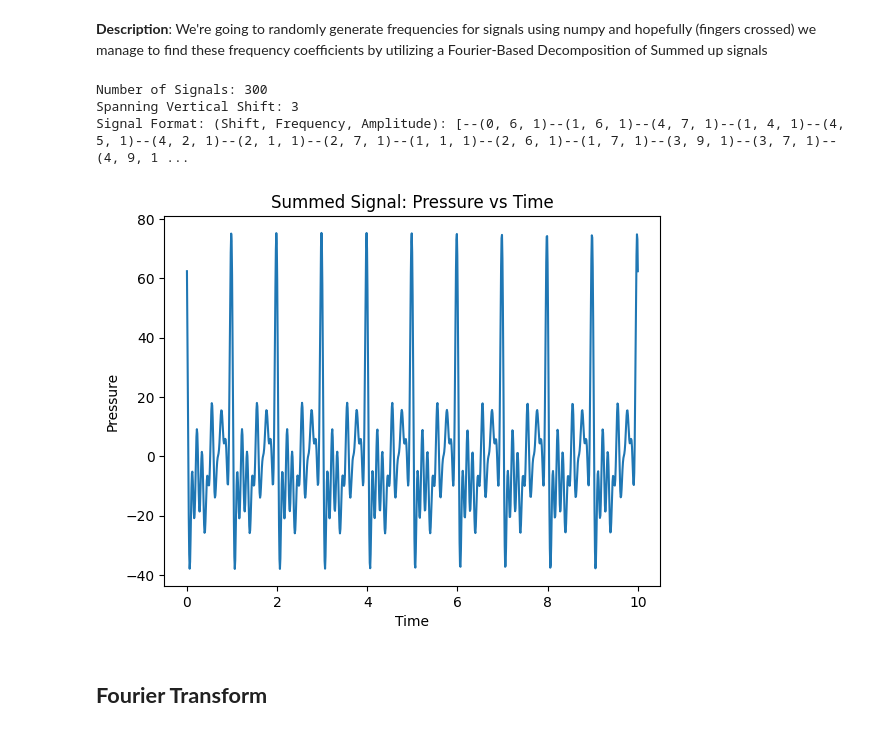
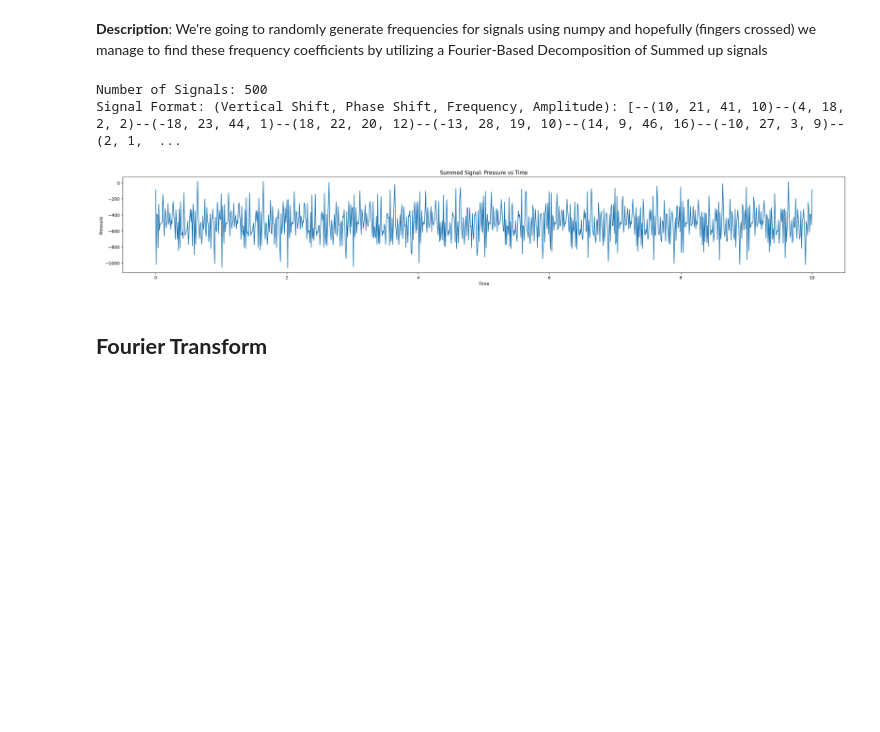
Before and after one commit to Retrospek/Explore, a Jupyter notebook: Signals/fourier.ipynb, the cells around one changed output. Saved outputs shown, nothing was run; the diff lists cells and outputs as text; code cells hidden in the pictures; blank space fills up the shorter version.

```diff
--- a/Signals/fourier.ipynb
+++ b/Signals/fourier.ipynb
@@ -8,34 +8,33 @@ import matplotlib.pyplot as plt
 # %% [markdown]
 **Description**: We're going to randomly generate frequencies for signals using numpy and hopefully (fingers crossed) we manage to find these frequency coefficients by utilizing a Fourier-Based Decomposition of Summed up signals
 # %%
-N = 300 # np.random.randint(low=5, high=200) # Stochastic number of signals to be summed
+N = 500 # np.random.randint(low=5, high=200) # Stochastic number of signals to be summed
 
 signal_data = []
 
 for _ in range(N):
-    shift = np.random.randint(0, 5)
-    rand_freq = np.random.randint(1, 10)
-    rand_amp = 1 #np.random.randint(1, 10)
-    data = (shift, rand_freq, rand_amp)
+    vertical_shift = np.random.randint(-20, 20)
+    phase_shift = np.random.randint(0, 30)
+    rand_freq = np.random.randint(1, 50)
+    rand_amp = np.random.randint(1, 20)
+    data = (vertical_shift, phase_shift, rand_freq, rand_amp)
 
     signal_data.append(data)
 
 signal_data = np.array(signal_data)
 
 print(f"Number of Signals: {N}")
-print(f"Spanning Vertical Shift: {shift}")
 
-print("Signal Format: (Shift, Frequency, Amplitude): [--", end="")
+print("Signal Format: (Vertical Shift, Phase Shift, Frequency, Amplitude): [--", end="")
 for signal in signal_data:
-    print(f"({signal[0]}, {signal[1]}, {signal[2]})", end="--")
+    print(f"({signal[0]}, {signal[1]}, {signal[2]}, {signal[3]})", end="--")
 print("]")
 # %% [output]
-Number of Signals: 300
-Spanning Vertical Shift: 3
-Signal Format: (Shift, Frequency, Amplitude): [--(0, 6, 1)--(1, 6, 1)--(4, 7, 1)--(1, 4, 1)--(4, 5, 1)--(4, 2, 1)--(2, 1, 1)--(2, 7, 1)--(1, 1, 1)--(2, 6, 1)--(1, 7, 1)--(3, 9, 1)--(3, 7, 1)--(4, 9, 1 ...
+Number of Signals: 500
+Signal Format: (Vertical Shift, Phase Shift, Frequency, Amplitude): [--(10, 21, 41, 10)--(4, 18, 2, 2)--(-18, 23, 44, 1)--(18, 22, 20, 12)--(-13, 28, 19, 10)--(14, 9, 46, 16)--(-10, 27, 3, 9)--(2, 1,  ...
 # %%
-def sinusodial(shift, freq, amp, data) -> np.array:
-    return np.array(amp * np.sin(2 * np.pi * freq * data + shift)) # Sin signal formula
+def sinusodial(vertical_shift, phase_shift, freq, amp, data) -> np.array:
+    return np.array(vertical_shift + amp * np.sin(2 * np.pi * freq * data + phase_shift)) # Sin signal formula
 
 def sum_signals(signals, start, end, sample_freq) -> list:
     num_signals = len(signals)
@@ -45,9 +44,9 @@ def sum_signals(signals, start, end, sample_freq) -> list:
     steps = np.linspace(start = start, stop = end, num=sample_freq * (end-start))
 
     for signal in signals:
-        shift, freq, amp = signal[0], signal[1], signal[2]
+        ver_shift, phase_shift, freq, amp = signal[0], signal[1], signal[2], signal[3]
 
-        function_data = sinusodial(shift=shift, freq=freq, amp=amp, data=steps)
+        function_data = sinusodial(vertical_shift=ver_shift, phase_shift=phase_shift, freq=freq, amp=amp, data=steps)
 
         summed_signal = summed_signal + function_data
 
@@ -62,14 +61,14 @@ summed_signals = sum_signals(signals=signal_data, start=start_time, end=end_time
 # %%
 y = summed_signals
 x = np.linspace(start=start_time, stop=end_time, num=sample_frequency * (end_time - start_time))
-
+plt.figure(figsize=(30, 4))
 plt.title("Summed Signal: Pressure vs Time")
 plt.ylabel("Pressure")
 plt.xlabel("Time")
 plt.plot(x,y)
 plt.show()
 # %% [output]
-[figure, old version]
+[figure, new version]
 # %% [markdown]
 ## **Fourier Transform**
 # %%
```
Also changed, not shown: parts of 2 cells of this notebook, 2 other files.
